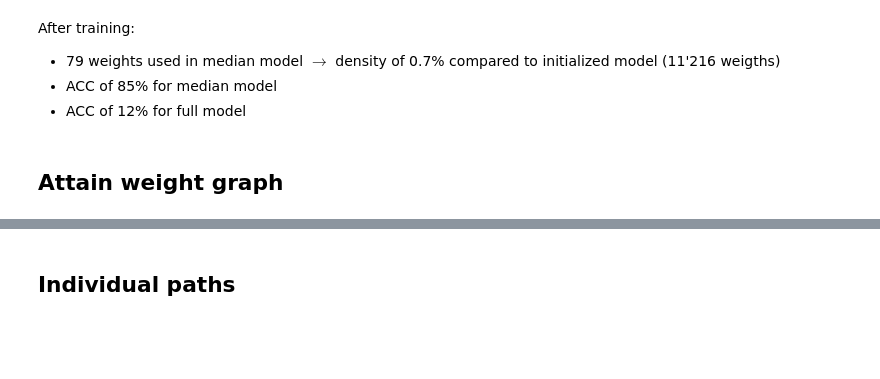
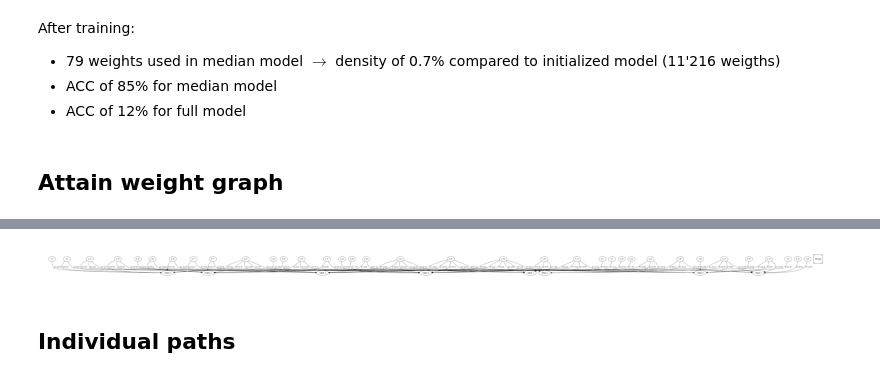
Before and after one commit to eirihoyh/ISLBBNN, a Jupyter notebook: examples/mice_protein/flow.ipynb, the cells around one changed output, grey strips where cells are left out. Cells and saved outputs as stored; diff of their text form; code cells hidden in the pictures; blank space fills up the shorter version.

```diff
--- a/examples/mice_protein/flow.ipynb
+++ b/examples/mice_protein/flow.ipynb
@@ -320,3 +326,11 @@ pf.run_path_graph_weight(net, save_path="path_graphs/flow/weight/temp_relu", sho
+# %%
+img = mpimg.imread("path_graphs/flow/weight/temp_relu.png")
+plt.figure(figsize=(10,10))
+plt.axis('off')
+plt.imshow(img)
+plt.show()
+# %% [output]
+[figure, added]
 # %% [markdown]
 ## Individual paths
 # %%
```
Also changed, not shown: parts of 5 cells of this notebook, 1 other file.
